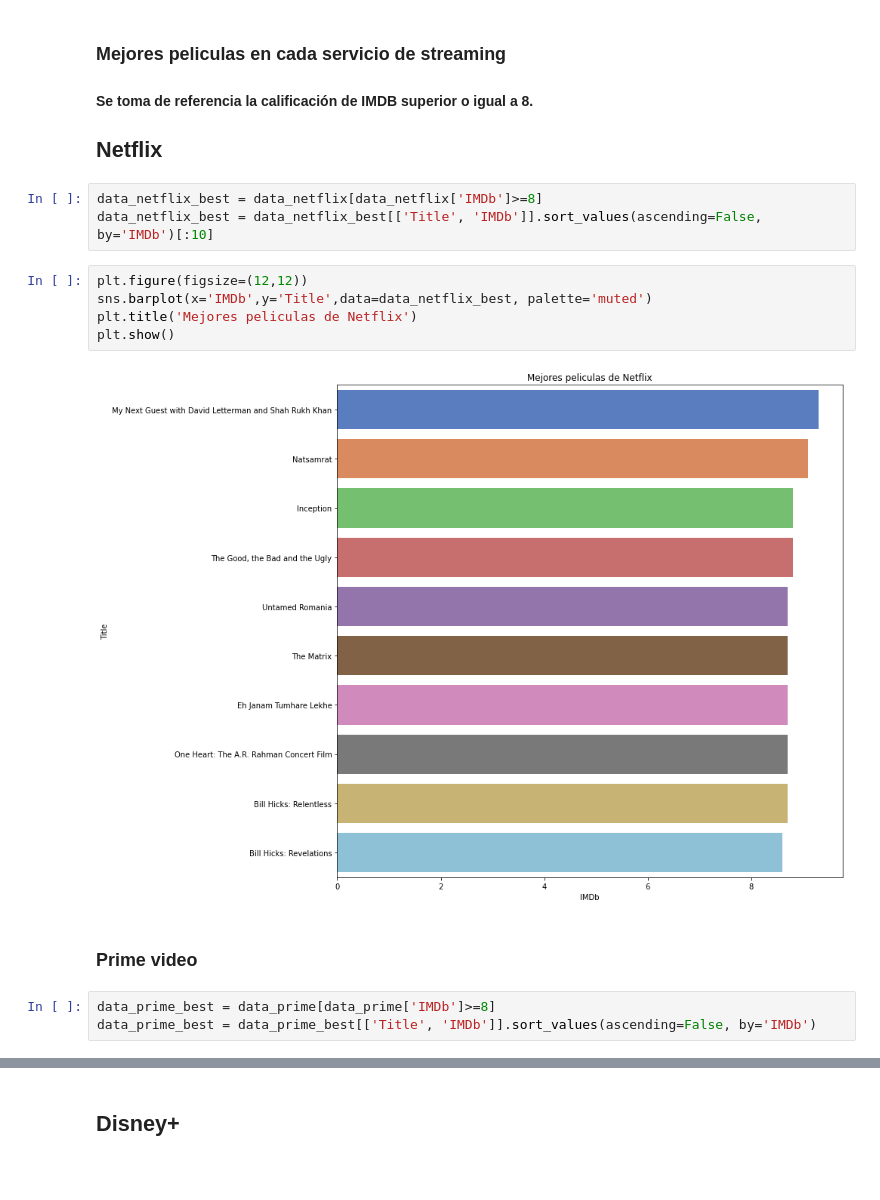
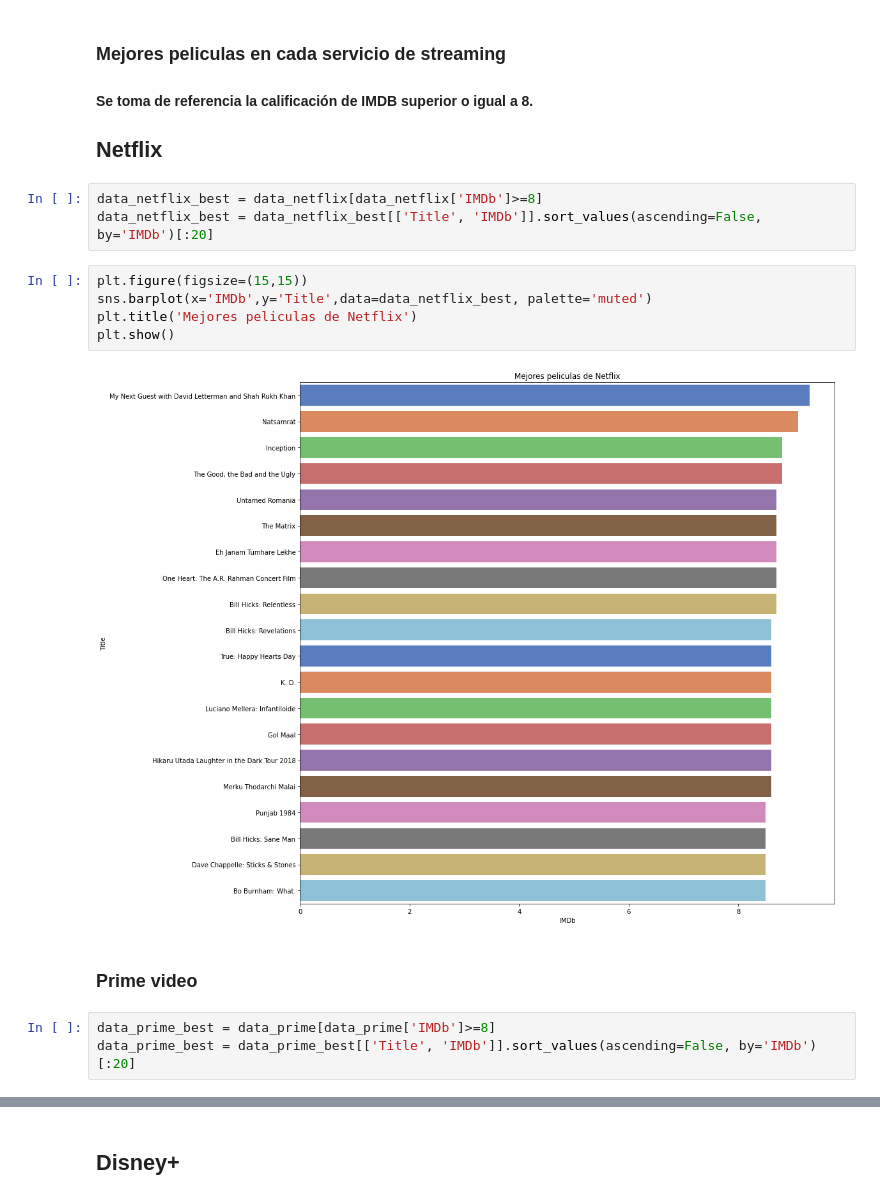
Before and after one commit to RodrigoExposito/netflix, a Jupyter notebook: Proyecto EANT Stream Service.ipynb, the cells around one changed output, grey strips where cells are left out. Saved outputs shown, nothing was run; the diff lists cells and outputs as text; blank space fills up the shorter version.

```diff
--- a/Proyecto EANT Stream Service.ipynb
+++ b/Proyecto EANT Stream Service.ipynb
@@ -870,17 +868,17 @@ plt.show()
 ## Netflix
 # %%
 data_netflix_best = data_netflix[data_netflix['IMDb']>=8]
-data_netflix_best = data_netflix_best[['Title', 'IMDb']].sort_values(ascending=False, by='IMDb')[:10]
+data_netflix_best = data_netflix_best[['Title', 'IMDb']].sort_values(ascending=False, by='IMDb')[:20]
 # %%
-plt.figure(figsize=(12,12))
+plt.figure(figsize=(15,15))
 sns.barplot(x='IMDb',y='Title',data=data_netflix_best, palette='muted')
 plt.title('Mejores peliculas de Netflix')
 plt.show()
 # %% [output]
-[figure, old version]
+[figure, new version]
 # %% [markdown]
 ### Prime video
 # %%
 data_prime_best = data_prime[data_prime['IMDb']>=8]
-data_prime_best = data_prime_best[['Title', 'IMDb']].sort_values(ascending=False, by='IMDb')
+data_prime_best = data_prime_best[['Title', 'IMDb']].sort_values(ascending=False, by='IMDb')[:20]
 # %%
```
Also changed, not shown: parts of 52 cells of this notebook.
